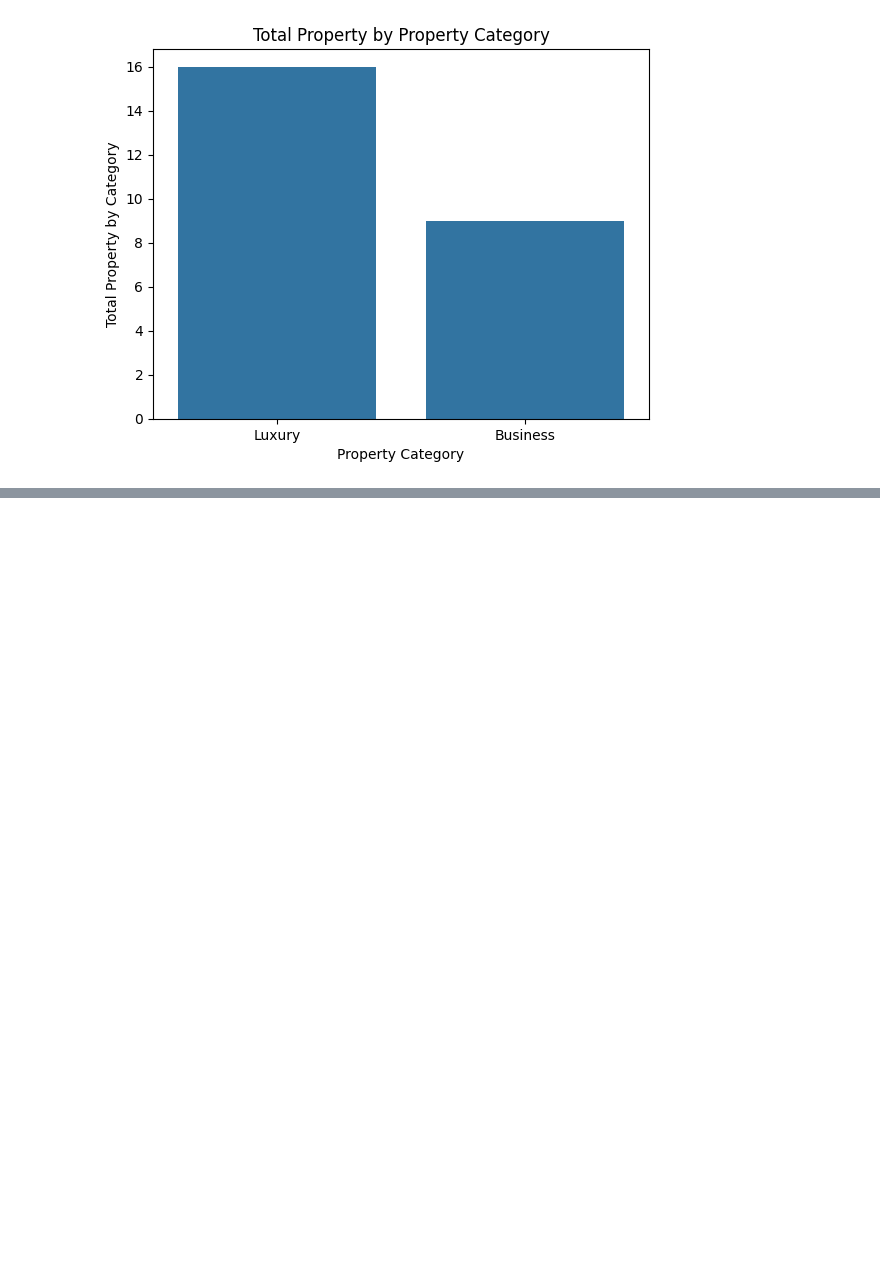
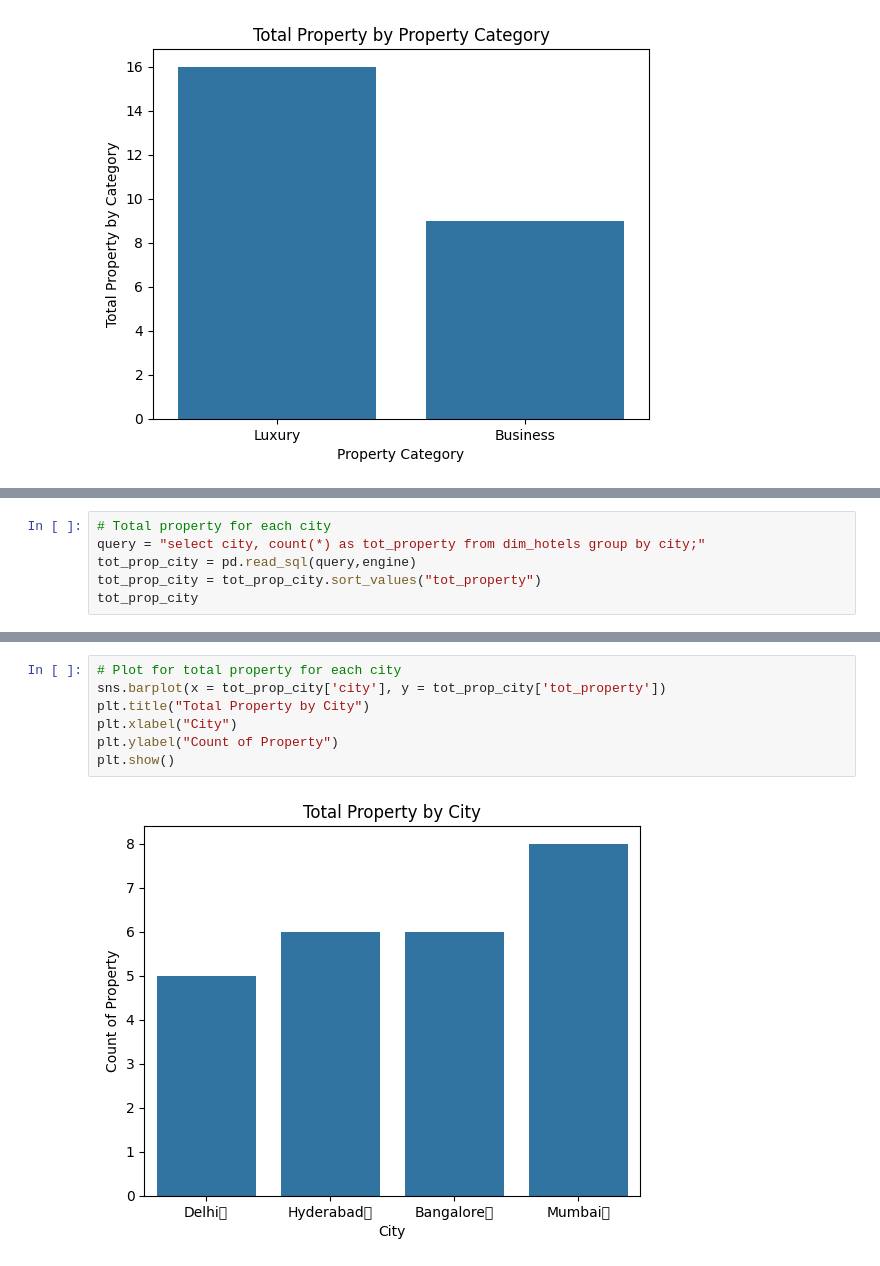
Before and after one commit to Bhuvi128/Hospitality-Revenue-Optimization-Data-analysis, a Jupyter notebook: Hospitality Revenue Optimzation.ipynb, the cells around one changed output, grey strips where cells are left out. Saved outputs shown, nothing was run; the diff lists cells and outputs as text; blank space fills up the shorter version.

```diff
--- a/Hospitality Revenue Optimzation.ipynb
+++ b/Hospitality Revenue Optimzation.ipynb
@@ -35,0 +38,6 @@ plt.show()
+# %%
+# Total property for each city
+query = "select city, count(*) as tot_property from dim_hotels group by city;"
+tot_prop_city = pd.read_sql(query,engine)
+tot_prop_city = tot_prop_city.sort_values("tot_property")
+tot_prop_city
@@ -35,0 +50,9 @@ plt.show()
+# %%
+# Plot for total property for each city
+sns.barplot(x = tot_prop_city['city'], y = tot_prop_city['tot_property'])
+plt.title("Total Property by City")
+plt.xlabel("City")
+plt.ylabel("Count of Property")
+plt.show()
+# %% [output]
+[figure, added]
```
Also changed, not shown: parts of 2 cells of this notebook.
